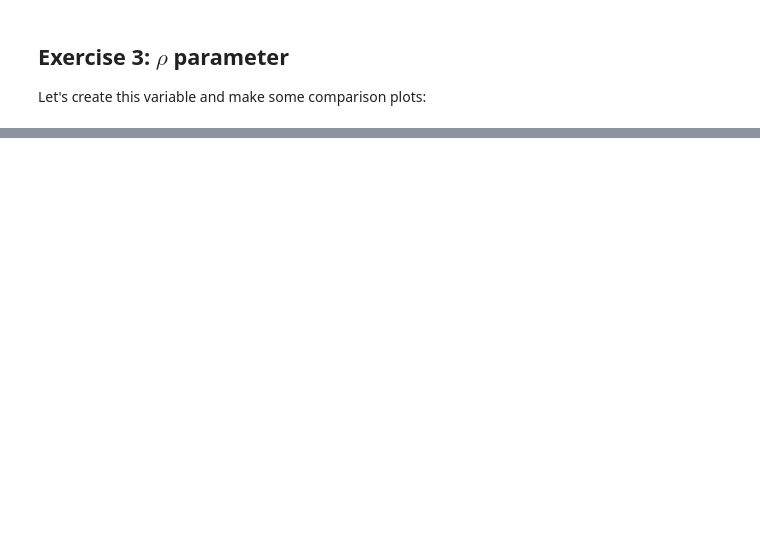
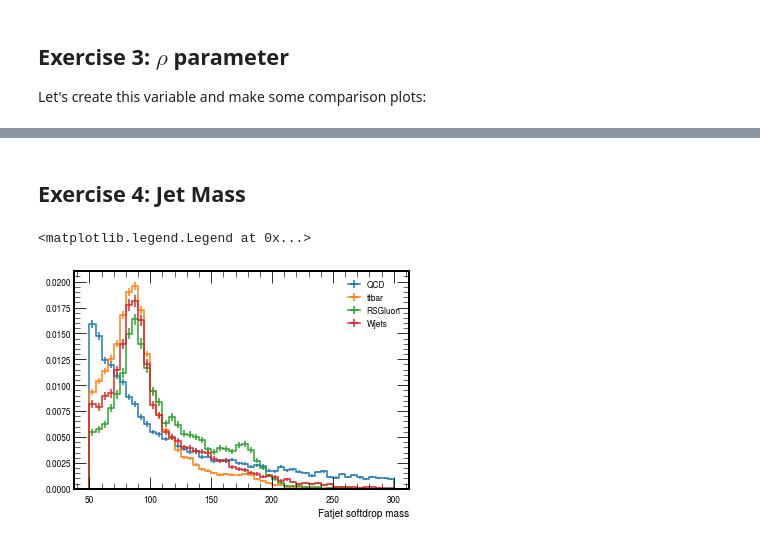
Before and after one commit to cms-jet/JMEDAS, a Jupyter notebook: notebooks/master/Jet_Substructure.ipynb, the cells around one changed output, grey strips where cells are left out. Drawn from its saved outputs; the diff is of its cells as text; code cells hidden in the pictures; blank space fills up the shorter version.

```diff
--- a/notebooks/master/Jet_Substructure.ipynb
+++ b/notebooks/master/Jet_Substructure.ipynb
@@ -182,0 +176,33 @@ ax.legend()
+# %% [markdown]
+## Exercise 4: Jet Mass
+# %%
+fig, ax = plt.subplots()
+
+hists_mass = (
+    hist.Hist.new
+    .StrCat(["QCD", "ttbar", "RSGluon", "Wjets"], name="dataset")
+    .Reg(50, 50, 300, name="mass", label='Fatjet softdrop mass')
+    .Weight()
+    .fill(
+        dataset='QCD',
+        mass=ak.flatten( jets_qcd.msoftdrop ),
+    )
+    .fill(
+        dataset='ttbar',
+        mass=ak.flatten( jets_ttbar.msoftdrop ),
+    )
+    .fill(
+        dataset='RSGluon',
+        mass=ak.flatten( jets_rsgluon.msoftdrop ),
+    )
+    .fill(
+        dataset='Wjets',
+        mass=ak.flatten( jets_wjets.msoftdrop ),
+    )
+).plot1d(density=True)
+
+ax.legend()
+# ax.set_yscale("log")
+# %% [output]
+<matplotlib.legend.Legend at 0x...>
+[figure, added]
```
Also changed, not shown: parts of 22 cells of this notebook.
